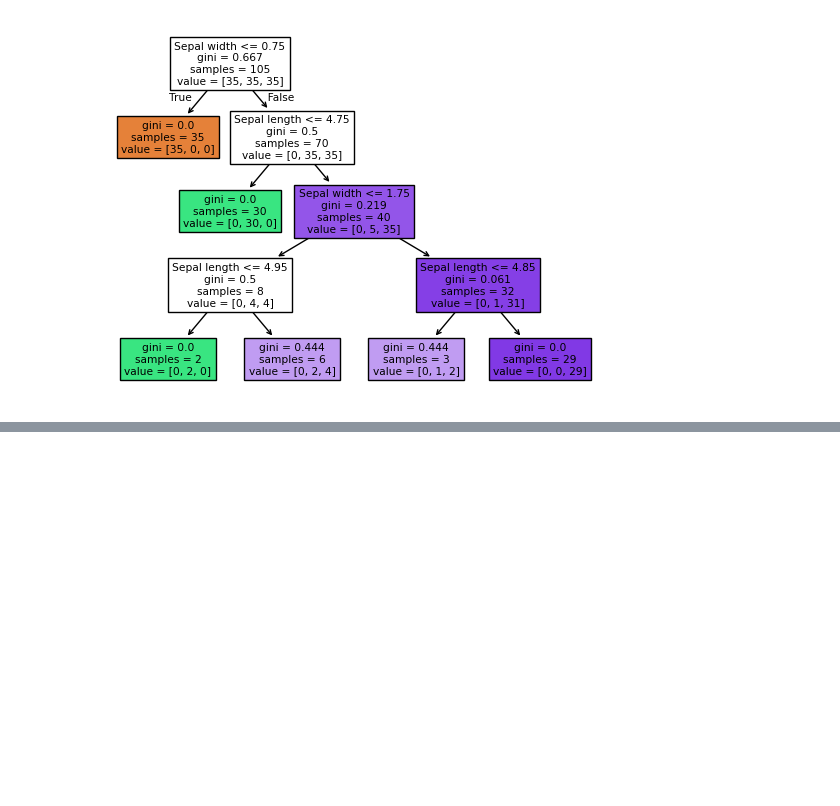
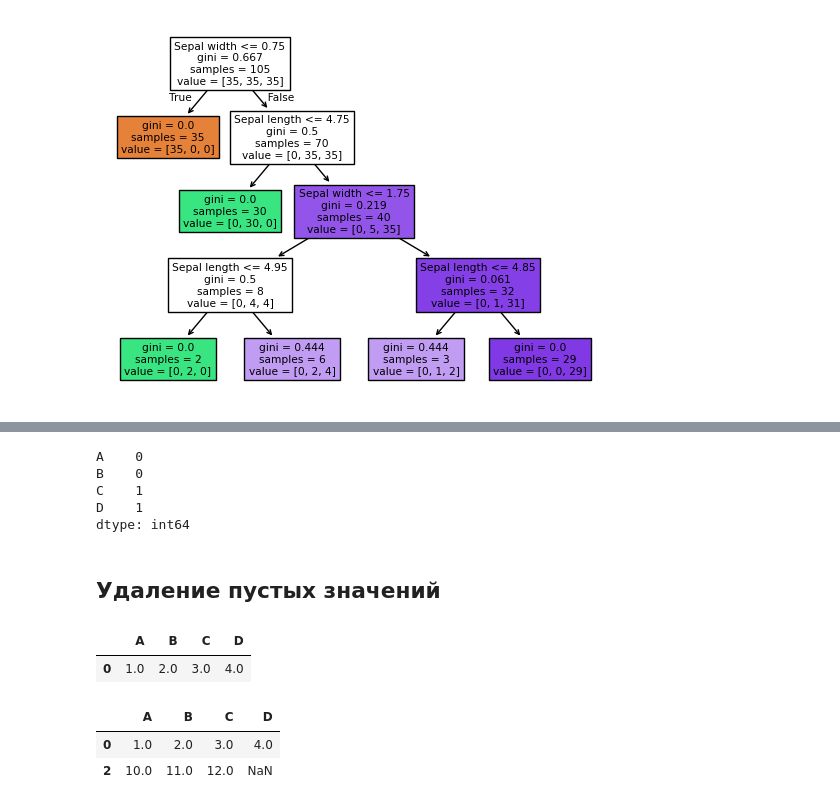
Before and after one commit to gCTRL26/ML_models, a Jupyter notebook: theory/many_models_from_book.ipynb, the cells around one changed output, grey strips where cells are left out. Saved outputs shown, nothing was run; the diff lists cells and outputs as text; code cells hidden in the pictures; blank space fills up the shorter version.

Commit message:
Add few cleaning data methods

```diff
--- a/Classification_models/many_models_from_book.ipynb
+++ b/theory/many_models_from_book.ipynb
@@ -271,0 +306,29 @@ plt.show()
+# %%
+from io import StringIO
+csv_data = \
+'''A,B,C,D
+1.0,2.0,3.0,4.0
+5.0,6.0,,8.0
+10.0,11.0,12.0,'''
+df = pd.read_csv(StringIO(csv_data))
+# %%
+df.isnull().sum()
+# %% [output]
+A    0
+B    0
+C    1
+D    1
+dtype: int64
+# %% [markdown]
+## Удаление пустых значений
+# %%
+df.dropna(axis=0)
+# %% [output]
+|  | A | B | C | D |
+| 0 | 1.0 | 2.0 | 3.0 | 4.0 |
+# %%
+df.dropna(subset=['C']) # Удаляет строки, в которых NaN содержится только в заданных столбцах
+# %% [output]
+|  | A | B | C | D |
+| 0 | 1.0 | 2.0 | 3.0 | 4.0 |
+| 2 | 10.0 | 11.0 | 12.0 | NaN |
```
Also changed, not shown: parts of 4 cells of this notebook.
